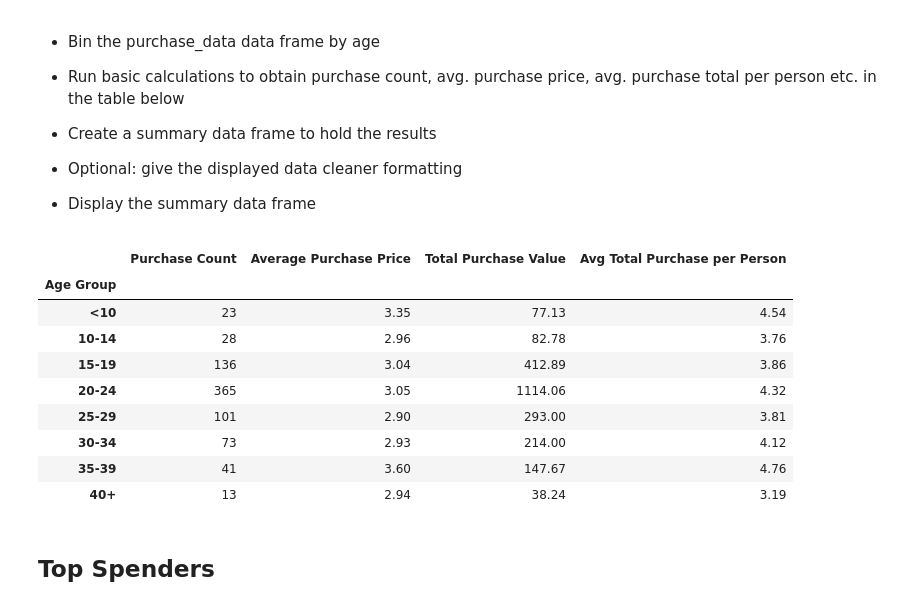
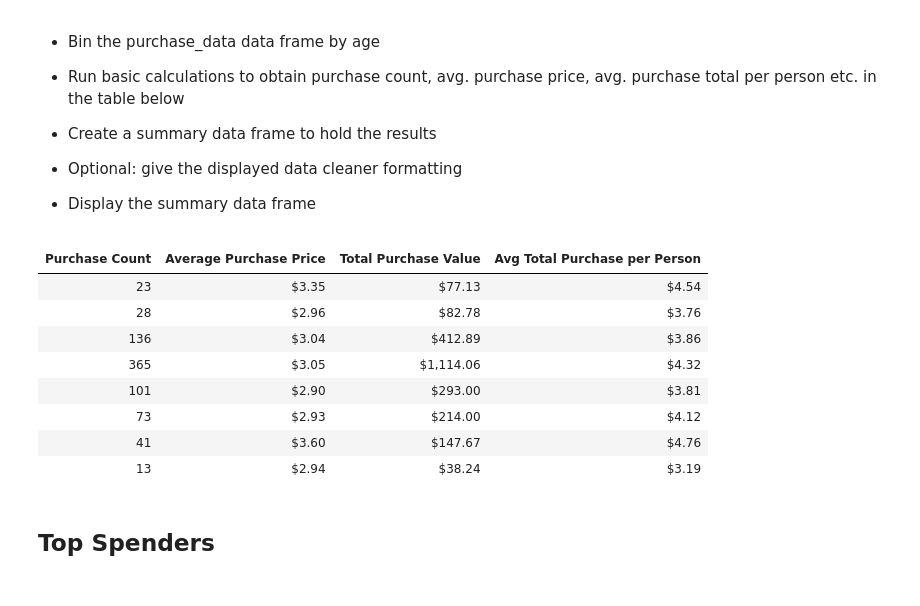
Before and after one commit to LBBL96/Leifker, a Jupyter notebook: HeroesOfPymoli.ipynb, the cells around one changed output. Saved outputs shown, nothing was run; the diff lists cells and outputs as text; code cells hidden in the pictures.

```diff
--- a/HeroesOfPymoli.ipynb
+++ b/HeroesOfPymoli.ipynb
@@ -235,40 +252,46 @@ binned_ageDF
 # %%
 # Since purchase_data already contains Age Groups thanks to the cell above, I can work with that column.
 # I chose to leave the ages in order rather than move the under-10's to the bottom row.
 
 # Series of unique purchases by age
 
 age_pur_count = pd.Series(purchase_data.groupby("Age Group")["Purchase ID"].nunique(), name = "Purchase Count")
 
 # Series of average purchase price by group
 
 age_avg_price = pd.Series(round(purchase_data.groupby("Age Group")["Price"].mean(), 2),
                           name = "Average Purchase Price")
 
 # Series of the total price paid by group
 
 age_tot_val = pd.Series(purchase_data.groupby("Age Group")["Price"].sum(), name = "Total Purchase Value")
 
 # Series of the average total per person, using Age_Count from cell above
 
 age_per_person = pd.Series(round(age_tot_val/Age_Count, 2), name = "Avg Total Purchase per Person")
 
 # Concatenate and turn into dataframe
 
 Analysis_by_AgeDF = pd.concat([age_pur_count, age_avg_price, age_tot_val, age_per_person], axis = 1)
 Analysis_by_AgeDF = pd.DataFrame(Analysis_by_AgeDF)
+
+# Making the formatting pretty
+
+format_dict = {'Average Purchase Price':'${0:,.2f}', 'Total Purchase Value': '${0:,.2f}',
+               'Avg Total Purchase per Person': '${0:,.2f}'}
+Analysis_by_AgeDF = Analysis_by_AgeDF.style.format(format_dict).hide_index()
+
 Analysis_by_AgeDF
 # %% [output]
-|  | Purchase Count | Average Purchase Price | Total Purchase Value | Avg Total Purchase per Person |
-| Age Group |  |  |  |  |
-| <10 | 23 | 3.35 | 77.13 | 4.54 |
-| 10-14 | 28 | 2.96 | 82.78 | 3.76 |
-| 15-19 | 136 | 3.04 | 412.89 | 3.86 |
-| 20-24 | 365 | 3.05 | 1114.06 | 4.32 |
-| 25-29 | 101 | 2.90 | 293.00 | 3.81 |
-| 30-34 | 73 | 2.93 | 214.00 | 4.12 |
-| 35-39 | 41 | 3.60 | 147.67 | 4.76 |
-| 40+ | 13 | 2.94 | 38.24 | 3.19 |
+| Purchase Count | Average Purchase Price | Total Purchase Value | Avg Total Purchase per Person |
+| 23 | $3.35 | $77.13 | $4.54 |
+| 28 | $2.96 | $82.78 | $3.76 |
+| 136 | $3.04 | $412.89 | $3.86 |
+| 365 | $3.05 | $1,114.06 | $4.32 |
+| 101 | $2.90 | $293.00 | $3.81 |
+| 73 | $2.93 | $214.00 | $4.12 |
+| 41 | $3.60 | $147.67 | $4.76 |
+| 13 | $2.94 | $38.24 | $3.19 |
 # %% [markdown]
 ## Top Spenders
 # %% [markdown]
```
Also changed, not shown: parts of 5 cells of this notebook.
